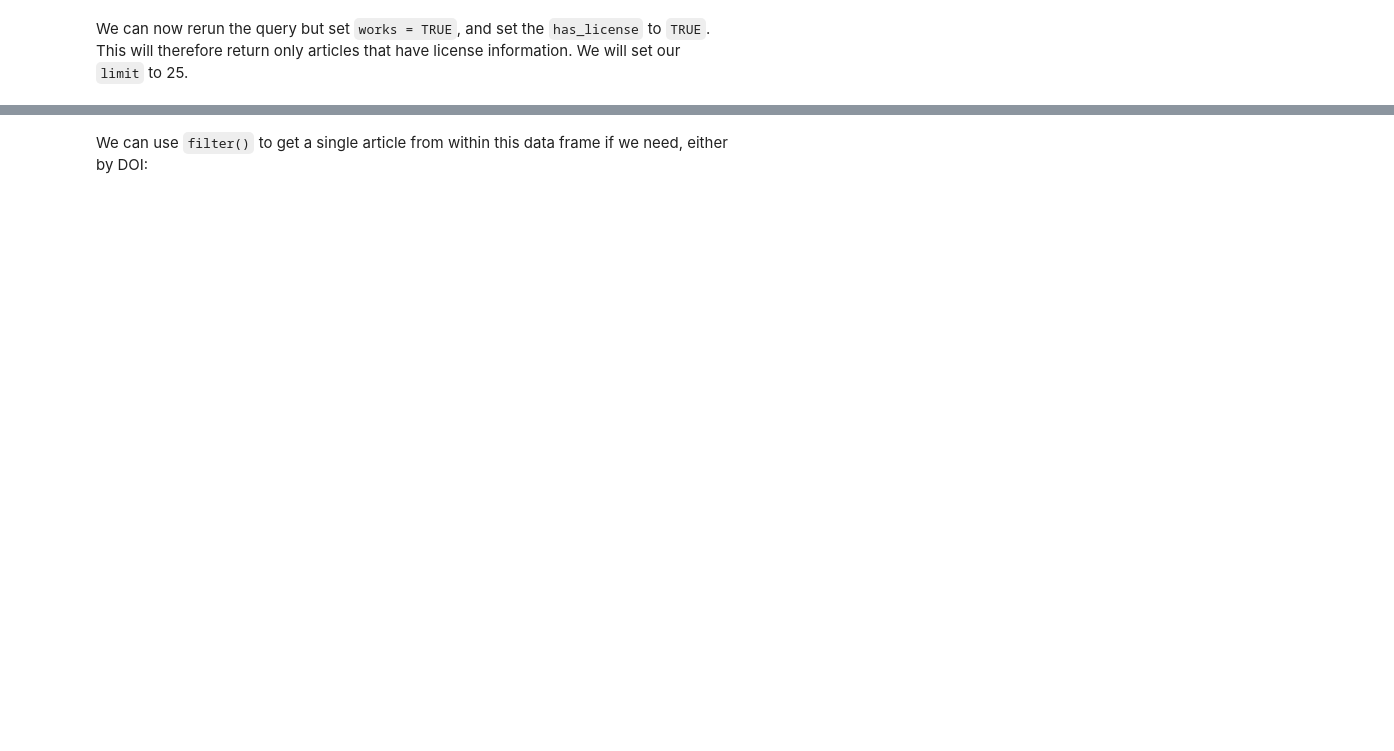
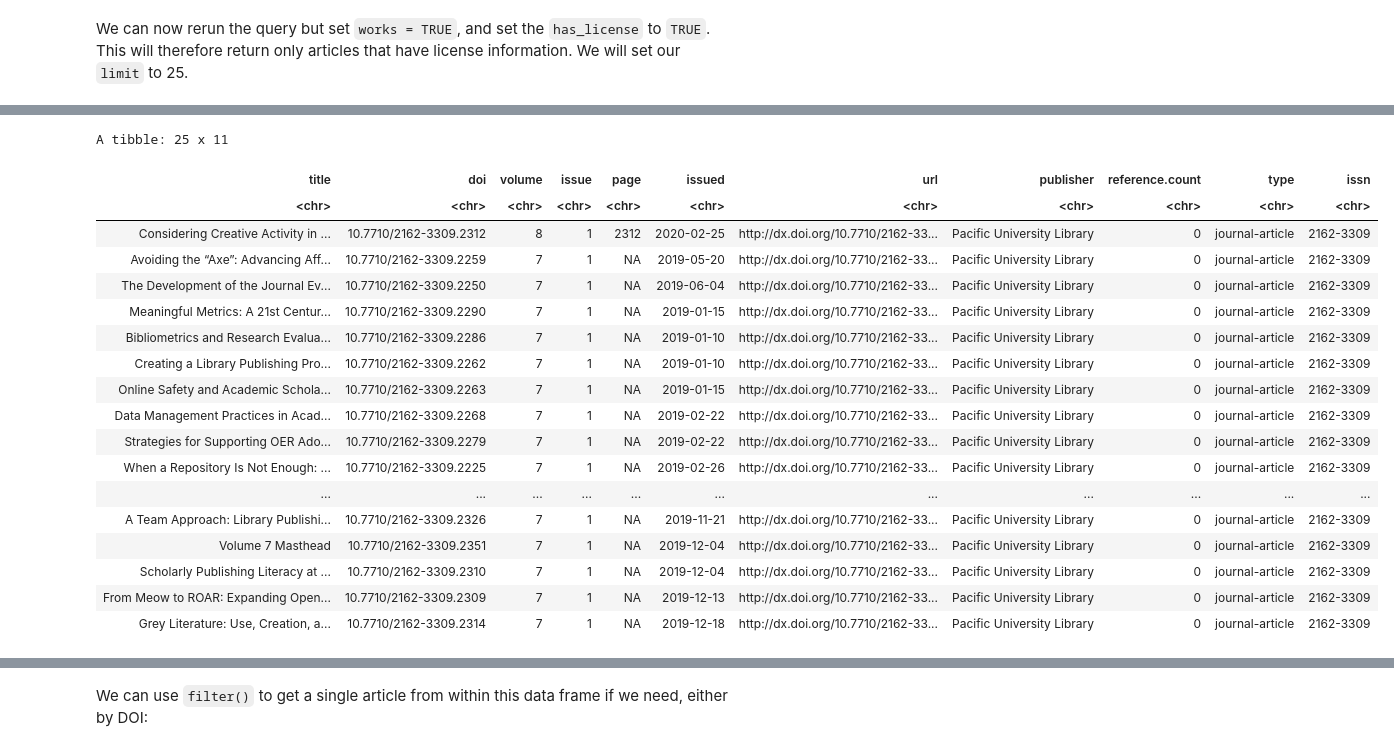
Before and after one commit to ciakovx/rcrossref_erl, a Jupyter notebook: rcrossref.ipynb, the cells around one changed output, grey strips where cells are left out. Saved outputs shown, nothing was run; the diff lists cells and outputs as text; code cells hidden in the pictures; blank space fills up the shorter version.

```diff
--- a/rcrossref.ipynb
+++ b/rcrossref.ipynb
@@ -495 +570,31 @@ All articles in *PLoS ONE* are CC licensed, so we have no problem getting result
+# %%
+# assign the JLSC ISSN and get all publications after January 1, 2019
+jlsc_issn <- "2162-3309"
+jlsc_publications_2019 <- rcrossref::cr_journals(issn = jlsc_issn, works = T, limit = 25,
+                                                 filter = c(from_pub_date='2019-01-01')) %>%
+  purrr::pluck("data")
+
+# print the data frame with select columns
+jlsc_publications_2019 %>%
+  dplyr::select(title, doi, volume, issue, page, issued, url, publisher, reference.count, type, issn)
+# %% [output]
+A tibble: 25 x 11
+| title | doi | volume | issue | page | issued | url | publisher | reference.count | type | issn |
+| <chr> | <chr> | <chr> | <chr> | <chr> | <chr> | <chr> | <chr> | <chr> | <chr> | <chr> |
+| Considering Creative Activity in ... | 10.7710/2162-3309.2312 | 8 | 1 | 2312 | 2020-02-25 | http://dx.doi.org/10.7710/2162-33... | Pacific University Library | 0 | journal-article | 2162-3309 |
+| Avoiding the “Axe”: Advancing Aff... | 10.7710/2162-3309.2259 | 7 | 1 | NA | 2019-05-20 | http://dx.doi.org/10.7710/2162-33... | Pacific University Library | 0 | journal-article | 2162-3309 |
+| The Development of the Journal Ev... | 10.7710/2162-3309.2250 | 7 | 1 | NA | 2019-06-04 | http://dx.doi.org/10.7710/2162-33... | Pacific University Library | 0 | journal-article | 2162-3309 |
+| Meaningful Metrics: A 21st Centur... | 10.7710/2162-3309.2290 | 7 | 1 | NA | 2019-01-15 | http://dx.doi.org/10.7710/2162-33... | Pacific University Library | 0 | journal-article | 2162-3309 |
+| Bibliometrics and Research Evalua... | 10.7710/2162-3309.2286 | 7 | 1 | NA | 2019-01-10 | http://dx.doi.org/10.7710/2162-33... | Pacific University Library | 0 | journal-article | 2162-3309 |
+| Creating a Library Publishing Pro... | 10.7710/2162-3309.2262 | 7 | 1 | NA | 2019-01-10 | http://dx.doi.org/10.7710/2162-33... | Pacific University Library | 0 | journal-article | 2162-3309 |
+| Online Safety and Academic Schola... | 10.7710/2162-3309.2263 | 7 | 1 | NA | 2019-01-15 | http://dx.doi.org/10.7710/2162-33... | Pacific University Library | 0 | journal-article | 2162-3309 |
+| Data Management Practices in Acad... | 10.7710/2162-3309.2268 | 7 | 1 | NA | 2019-02-22 | http://dx.doi.org/10.7710/2162-33... | Pacific University Library | 0 | journal-article | 2162-3309 |
+| Strategies for Supporting OER Ado... | 10.7710/2162-3309.2279 | 7 | 1 | NA | 2019-02-22 | http://dx.doi.org/10.7710/2162-33... | Pacific University Library | 0 | journal-article | 2162-3309 |
+| When a Repository Is Not Enough: ... | 10.7710/2162-3309.2225 | 7 | 1 | NA | 2019-02-26 | http://dx.doi.org/10.7710/2162-33... | Pacific University Library | 0 | journal-article | 2162-3309 |
+| ... | ... | ... | ... | ... | ... | ... | ... | ... | ... | ... |
+| A Team Approach: Library Publishi... | 10.7710/2162-3309.2326 | 7 | 1 | NA | 2019-11-21 | http://dx.doi.org/10.7710/2162-33... | Pacific University Library | 0 | journal-article | 2162-3309 |
+| Volume 7 Masthead | 10.7710/2162-3309.2351 | 7 | 1 | NA | 2019-12-04 | http://dx.doi.org/10.7710/2162-33... | Pacific University Library | 0 | journal-article | 2162-3309 |
+| Scholarly Publishing Literacy at ... | 10.7710/2162-3309.2310 | 7 | 1 | NA | 2019-12-04 | http://dx.doi.org/10.7710/2162-33... | Pacific University Library | 0 | journal-article | 2162-3309 |
+| From Meow to ROAR: Expanding Open... | 10.7710/2162-3309.2309 | 7 | 1 | NA | 2019-12-13 | http://dx.doi.org/10.7710/2162-33... | Pacific University Library | 0 | journal-article | 2162-3309 |
+| Grey Literature: Use, Creation, a... | 10.7710/2162-3309.2314 | 7 | 1 | NA | 2019-12-18 | http://dx.doi.org/10.7710/2162-33... | Pacific University Library | 0 | journal-article | 2162-3309 |
 # %%
```
Also changed, not shown: parts of 114 cells of this notebook, 2 other files.
